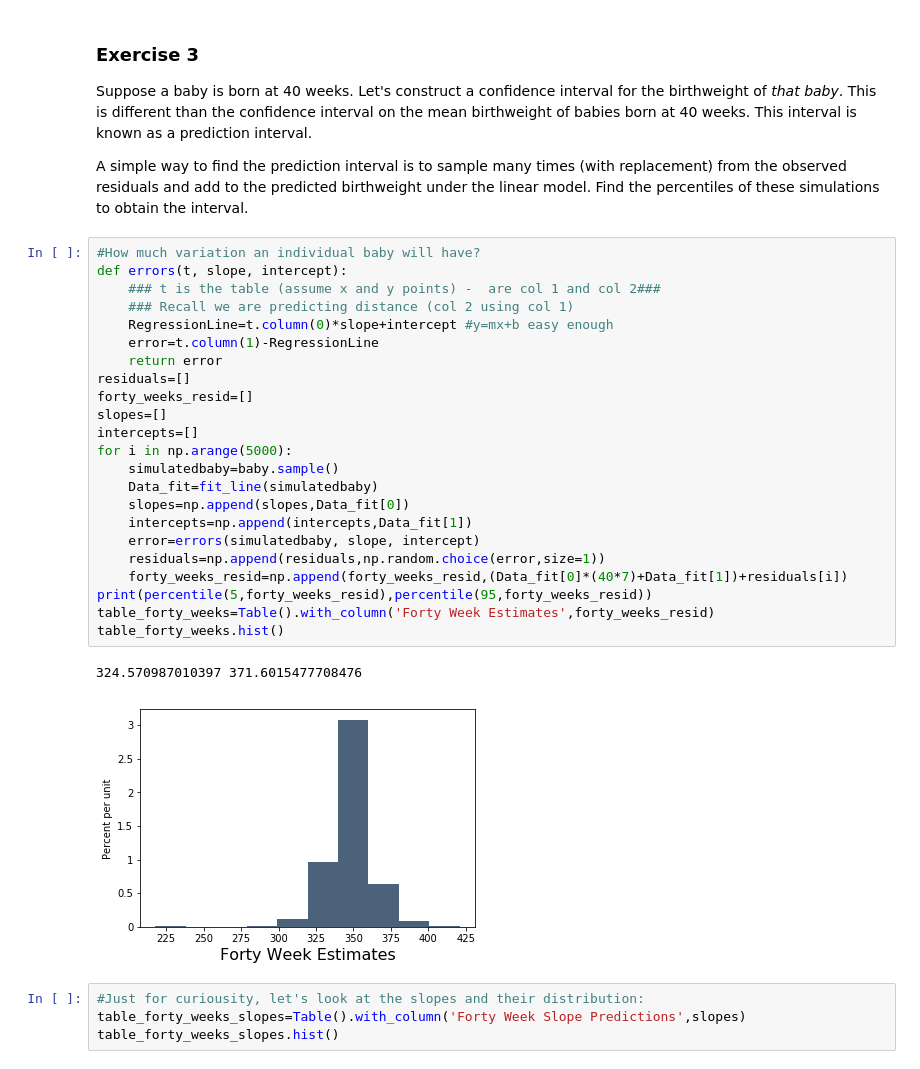
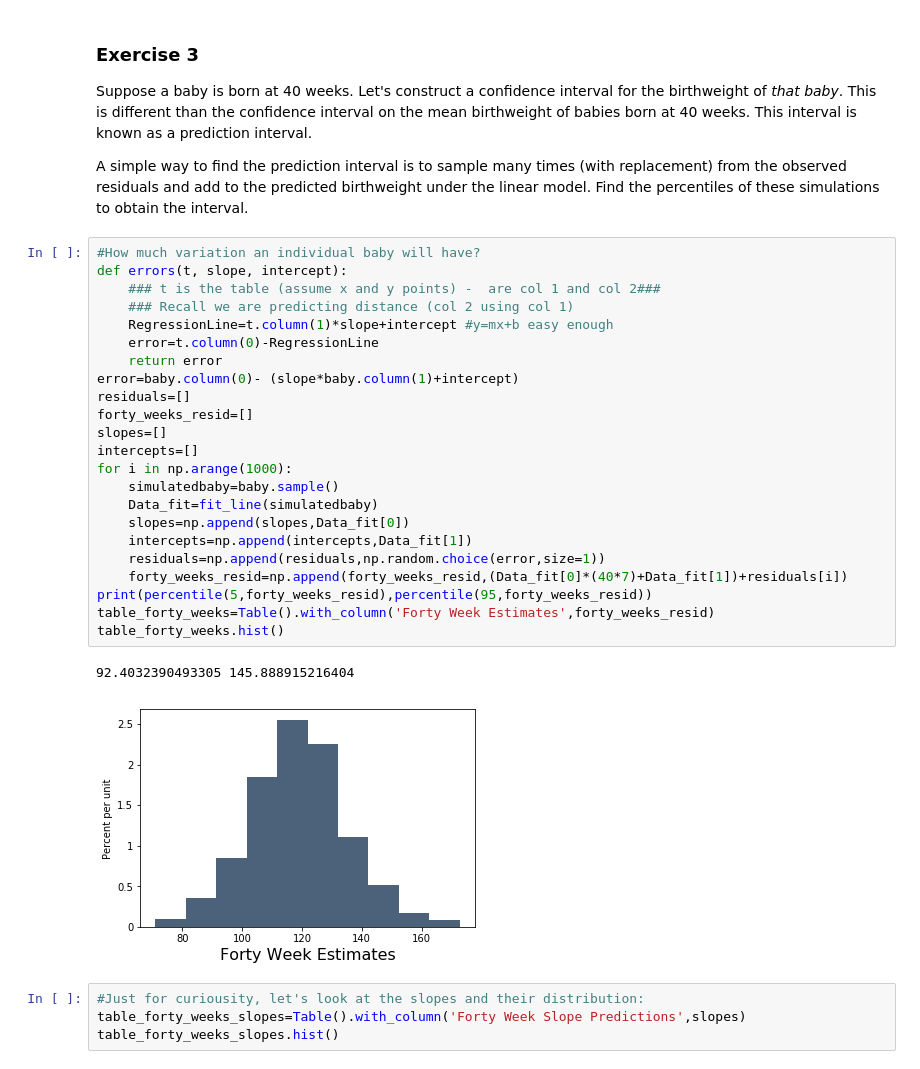
Before and after one commit to VanHegeMonster/Data-Science-Notebooks, a Jupyter notebook: Math 377 Lesson 35.ipynb, the cells around one changed output. Drawn from its saved outputs; the diff is of its cells as text.

```diff
--- a/Math 377 Lesson 35.ipynb
+++ b/Math 377 Lesson 35.ipynb
@@ -111,29 +111,29 @@ A simple way to find the prediction interval is to sample many times (with repla
 # %%
 #How much variation an individual baby will have?
 def errors(t, slope, intercept):
     ### t is the table (assume x and y points) -  are col 1 and col 2###
     ### Recall we are predicting distance (col 2 using col 1)
-    RegressionLine=t.column(0)*slope+intercept #y=mx+b easy enough
-    error=t.column(1)-RegressionLine
+    RegressionLine=t.column(1)*slope+intercept #y=mx+b easy enough
+    error=t.column(0)-RegressionLine
     return error
+error=baby.column(0)- (slope*baby.column(1)+intercept)
 residuals=[]
 forty_weeks_resid=[]
 slopes=[]
 intercepts=[]
-for i in np.arange(5000):
+for i in np.arange(1000):
     simulatedbaby=baby.sample()
     Data_fit=fit_line(simulatedbaby)
     slopes=np.append(slopes,Data_fit[0])
     intercepts=np.append(intercepts,Data_fit[1])
-    error=errors(simulatedbaby, slope, intercept)
     residuals=np.append(residuals,np.random.choice(error,size=1))
     forty_weeks_resid=np.append(forty_weeks_resid,(Data_fit[0]*(40*7)+Data_fit[1])+residuals[i])
 print(percentile(5,forty_weeks_resid),percentile(95,forty_weeks_resid))
 table_forty_weeks=Table().with_column('Forty Week Estimates',forty_weeks_resid)
 table_forty_weeks.hist()
 # %% [output]
-324.570987010397 371.6015477708476
+92.4032390493305 145.888915216404
-[figure, old version]
+[figure, new version]
 # %%
 #Just for curiousity, let's look at the slopes and their distribution:
 table_forty_weeks_slopes=Table().with_column('Forty Week Slope Predictions',slopes)
```
